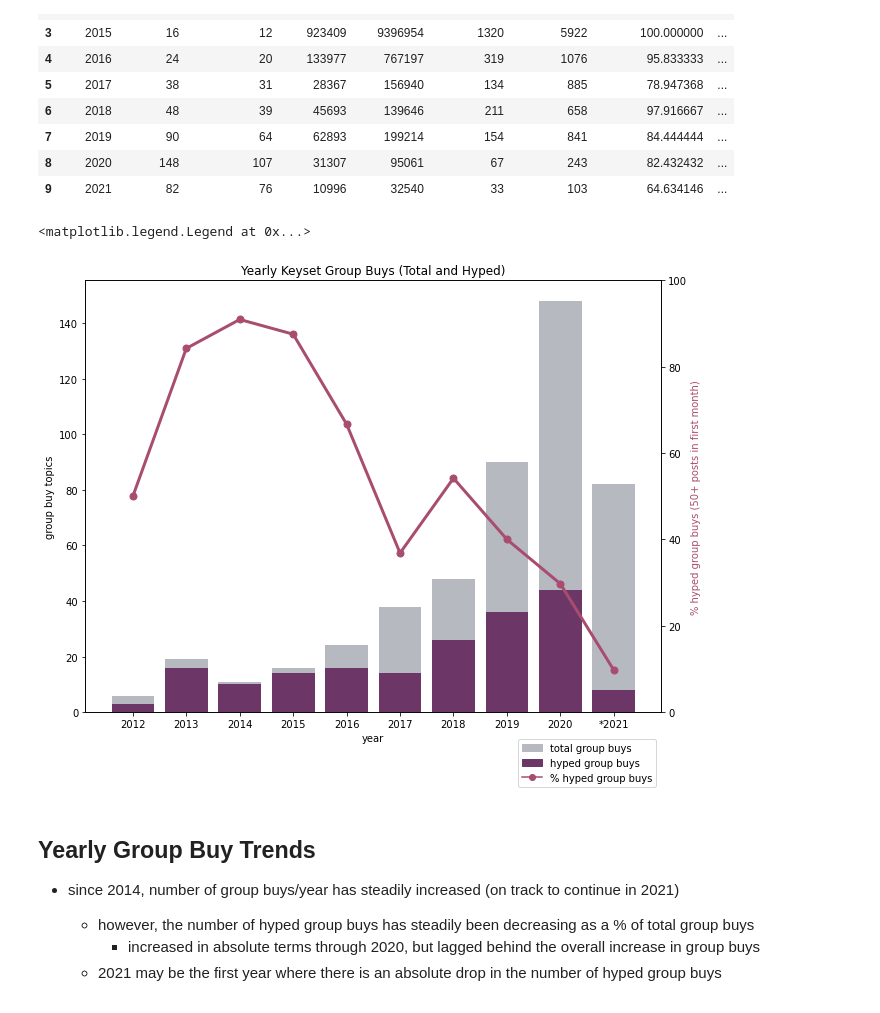
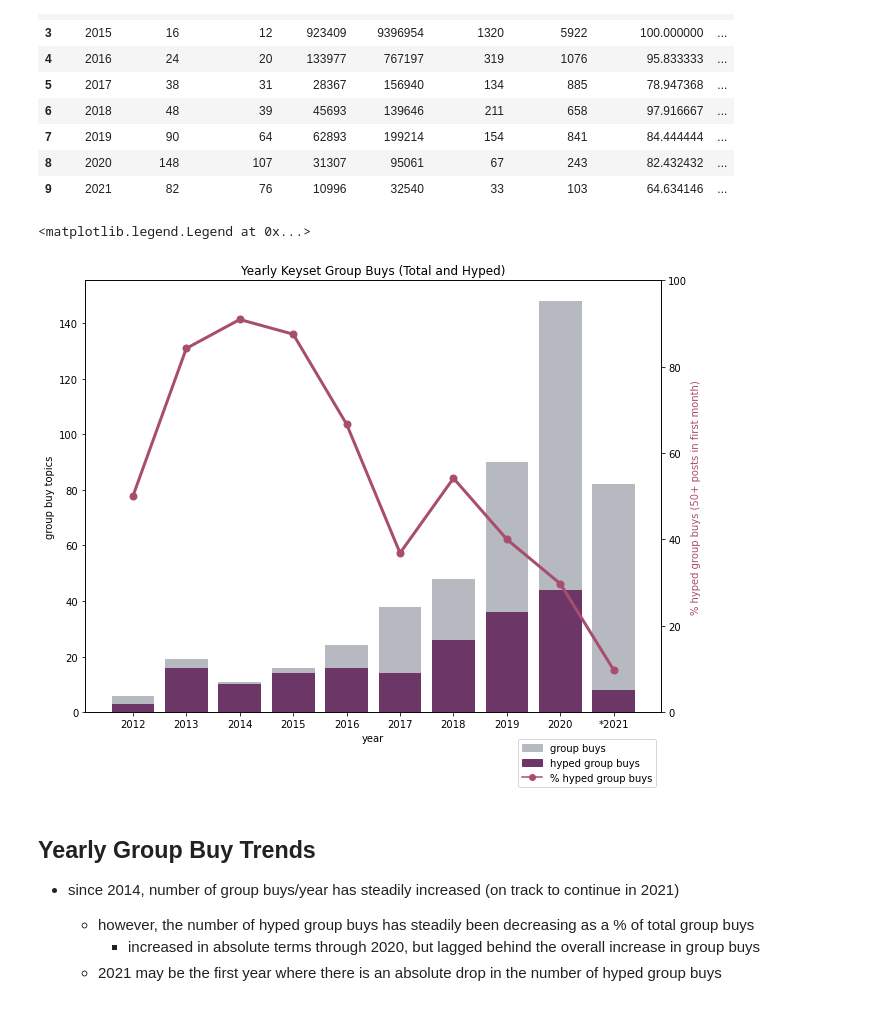
Before and after one commit to mattsalinero/mechanalysis, a Jupyter notebook: mechgraphing.ipynb, the cells around one changed output. Drawn from its saved outputs; the diff is of its cells as text; code cells hidden in the pictures.

```diff
--- a/mechgraphing.ipynb
+++ b/mechgraphing.ipynb
@@ -127,35 +127,35 @@ yearly_ax2 = yearly_ax1.twinx()
 yearly_ax2.set_ylim(0, 100)
 
 # plot total gbs, hyped gbs, and % popular gbs
 yearly_xpos = np.arange(len(yearly_df['gb_year']))
 yearly_ax1.bar(yearly_xpos, yearly_df['num_gbs'], color=total_gray)
 yearly_ax1.bar(yearly_xpos, yearly_df['count_hyped'], color=hype_purp)
 
 yearly_ax2.plot(yearly_df['gb_year'], yearly_df['pct_hyped'],
                 marker='o', linewidth=3, markersize=7, color=pct_magen)
 
 # TODO: graph a green "active" metric (same as hyped but with 25 posts instead of 50)
 
 # add axis labels/ticks
 yearly_ax1.set_title("Yearly Keyset Group Buys (Total and Hyped)")
 
 yearly_ax1.set_xlabel('year')
 yearly_ax1.set_xticks(yearly_xpos)
 yearly_xpos_lab = yearly_df['gb_year'].copy()
 yearly_xpos_lab.iat[-1] = "*" + yearly_xpos_lab.iat[-1]
 yearly_ax1.set_xticklabels(yearly_xpos_lab)
 
 yearly_ax1.set_ylabel('group buy topics')
 yearly_ax2.set_ylabel('% hyped group buys (50+ posts in first month)', color=pct_magen)
 
 # add legend
-gb_patch = mpatches.Patch(color=total_gray, label='total group buys')
+gb_patch = mpatches.Patch(color=total_gray, label='group buys')
 pop_patch = mpatches.Patch(color=hype_purp, label='hyped group buys')
 pct_patch = mlines.Line2D([], [], color=pct_magen, marker='o', label='% hyped group buys')
 plt.legend(handles=[gb_patch, pop_patch, pct_patch], bbox_to_anchor=(1, -0.05), loc='upper right')
 # %% [output]
 <matplotlib.legend.Legend at 0x...>
-[figure, old version]
+[figure, new version]
 # %% [markdown]
 ## Yearly Group Buy Trends
 - since 2014, number of group buys/year has steadily increased (on track to continue in 2021)
```
Also changed, not shown: parts of 6 cells of this notebook.
